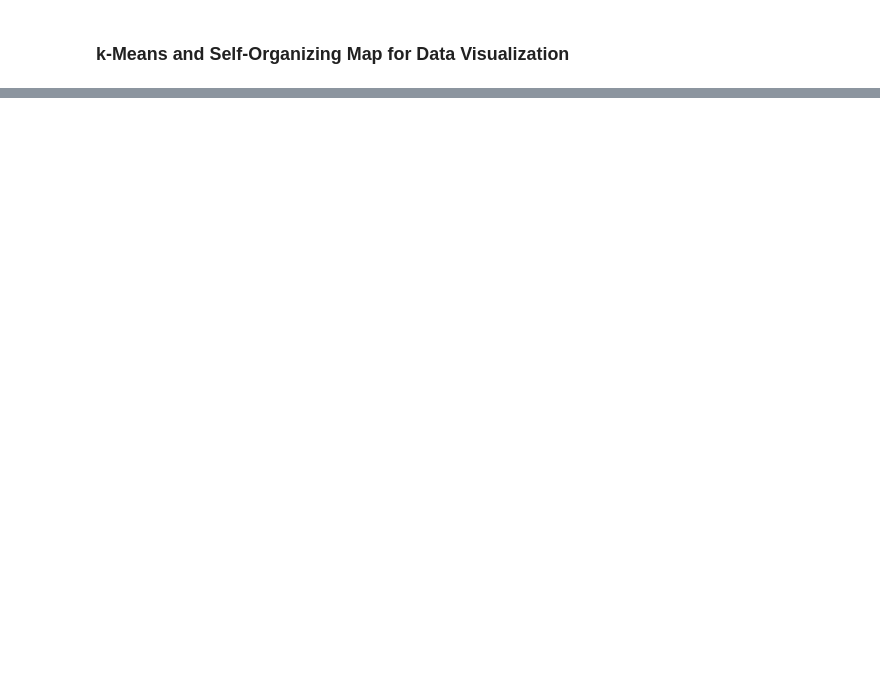
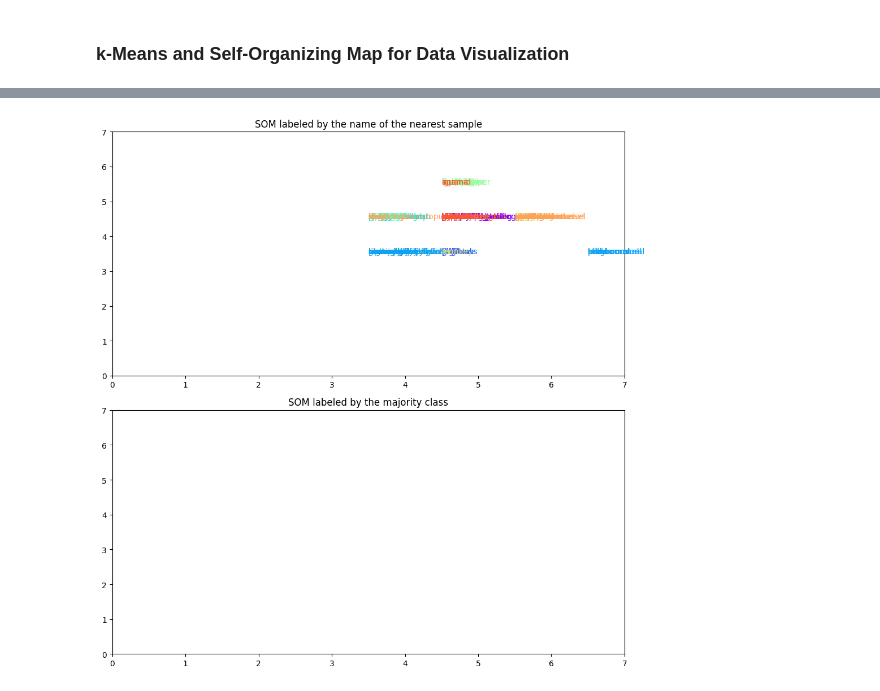
Before and after one commit to kimileeee/csc713m-problem-set, a Jupyter notebook: Problem Set.ipynb, the cells around one changed output, grey strips where cells are left out. Saved outputs shown, nothing was run; the diff lists cells and outputs as text; code cells hidden in the pictures; blank space fills up the shorter version.

```diff
--- a/Problem Set.ipynb
+++ b/Problem Set.ipynb
@@ -125,0 +187,39 @@ F1 Score: 0.9866666666666667
+# %%
+X = data_features_only.values
+le = LabelEncoder()
+y = le.fit_transform(data['Class'].values)
+names = data['Name'].values
+# %%
+som = MiniSom(7, 7, X.shape[1], sigma=0.5, learning_rate=0.5)
+som.train_random(X, 100)
+# %%
+plt.figure(figsize=(10, 10))
+
+plt.subplot(2, 1, 1)
+for i, x in enumerate(X):
+    w = som.winner(x)
+    plt.text(w[0]+.5,  w[1]+.5,  names[i],
+             color=plt.cm.rainbow(y[i] / len(set(y))),
+             transform=plt.gca().transData)
+
+plt.title('SOM labeled by the name of the nearest sample')
+plt.axis([0, som.get_weights().shape[0], 0,  som.get_weights().shape[1]])
+
+plt.subplot(2, 1, 2)
+labels_map = som.labels_map(X, y)
+label_names = np.unique(y)
+
+for i, l in enumerate(label_names):
+    if l in labels_map:
+        x, y = labels_map[l]
+        plt.text(x+.5,  y+.5,  str(l),
+                 color=plt.cm.rainbow(i / len(label_names)),
+                 transform=plt.gca().transData)
+
+plt.title('SOM labeled by the majority class')
+plt.axis([0, som.get_weights().shape[0], 0,  som.get_weights().shape[1]])
+
+plt.tight_layout()
+plt.show()
+# %% [output]
+[figure, added]
```
Also changed, not shown: parts of 8 cells of this notebook.
